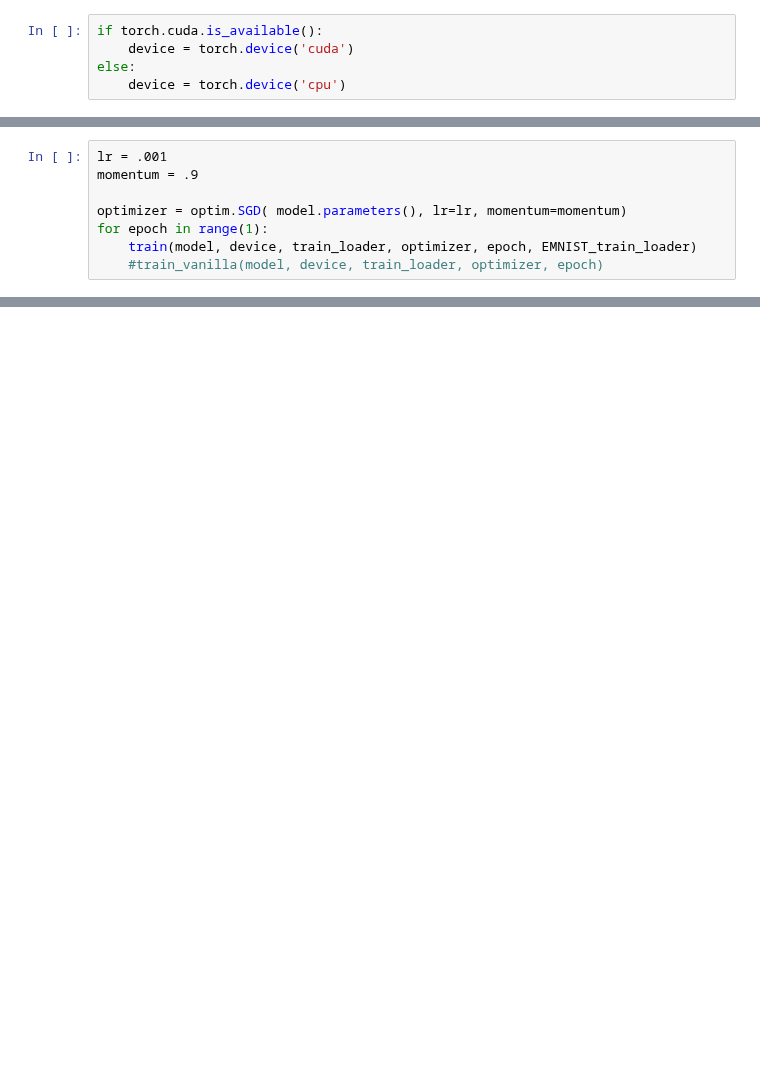
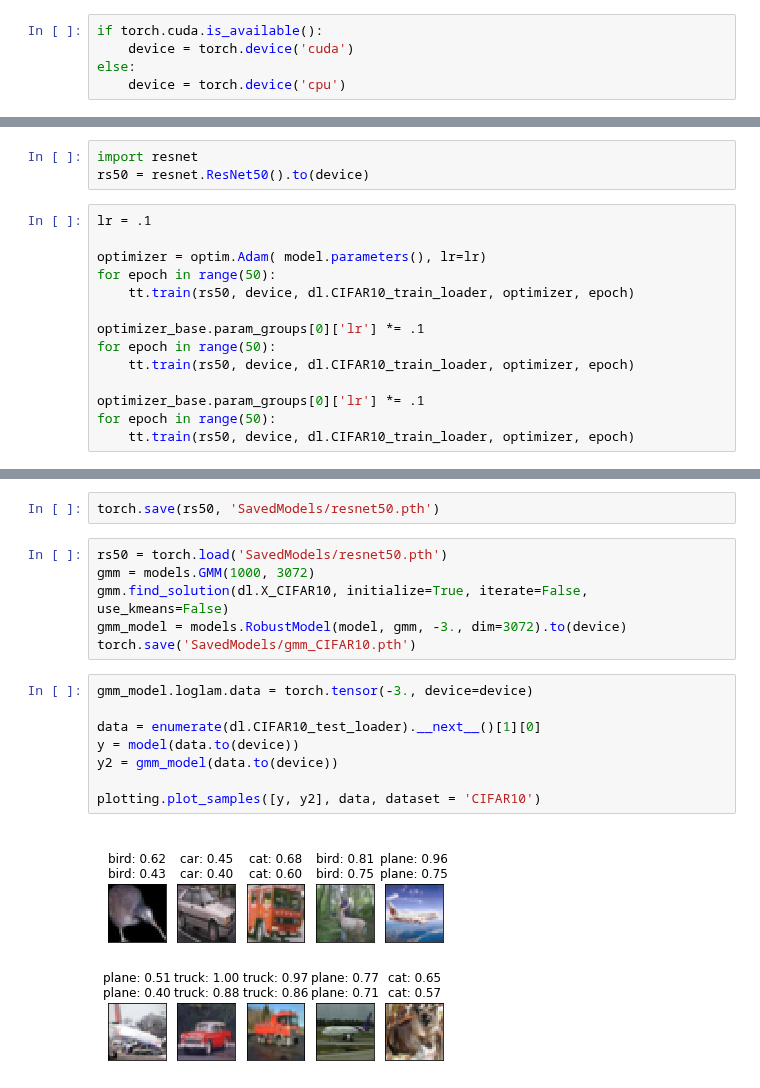
Before and after one commit to AlexMeinke/certified-certain-uncertainty, a Jupyter notebook: GMM-CIFAR10.ipynb, the cells around one changed output, grey strips where cells are left out. Saved outputs shown, nothing was run; the diff lists cells and outputs as text; blank space fills up the shorter version.

Commit message:
reintroduced CIFAR10, resnet class, and color plotting

```diff
--- a/GMM-CIFAR10.ipynb
+++ b/GMM-CIFAR10.ipynb
@@ -229,8 +22,0 @@ torch.Size([32, 32, 3])
-# %%
-lr = .001
-momentum = .9
-
-optimizer = optim.SGD( model.parameters(), lr=lr, momentum=momentum)
-for epoch in range(1):
-    train(model, device, train_loader, optimizer, epoch, EMNIST_train_loader)
-    #train_vanilla(model, device, train_loader, optimizer, epoch)
@@ -344,0 +23,17 @@ for _ in range(10):
+# %%
+import resnet
+rs50 = resnet.ResNet50().to(device)
+# %%
+lr = .1
+
+optimizer = optim.Adam( model.parameters(), lr=lr)
+for epoch in range(50):
+    tt.train(rs50, device, dl.CIFAR10_train_loader, optimizer, epoch)
+
+optimizer_base.param_groups[0]['lr'] *= .1
+for epoch in range(50):
+    tt.train(rs50, device, dl.CIFAR10_train_loader, optimizer, epoch)
+
+optimizer_base.param_groups[0]['lr'] *= .1
+for epoch in range(50):
+    tt.train(rs50, device, dl.CIFAR10_train_loader, optimizer, epoch)
@@ -344,0 +56,18 @@ for _ in range(10):
+# %%
+torch.save(rs50, 'SavedModels/resnet50.pth')
+# %%
+rs50 = torch.load('SavedModels/resnet50.pth')
+gmm = models.GMM(1000, 3072)
+gmm.find_solution(dl.X_CIFAR10, initialize=True, iterate=False, use_kmeans=False)
+gmm_model = models.RobustModel(model, gmm, -3., dim=3072).to(device)
+torch.save('SavedModels/gmm_CIFAR10.pth')
+# %%
+gmm_model.loglam.data = torch.tensor(-3., device=device)
+
+data = enumerate(dl.CIFAR10_test_loader).__next__()[1][0]
+y = model(data.to(device))
+y2 = gmm_model(data.to(device))
+
+plotting.plot_samples([y, y2], data, dataset = 'CIFAR10')
+# %% [output]
+[figure, added]
```
Also changed, not shown: parts of 23 cells of this notebook, 4 other files.
